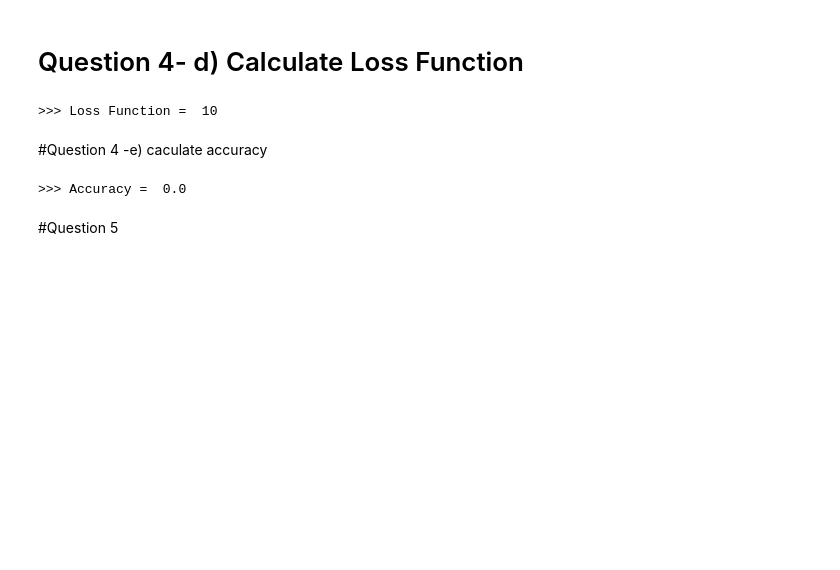
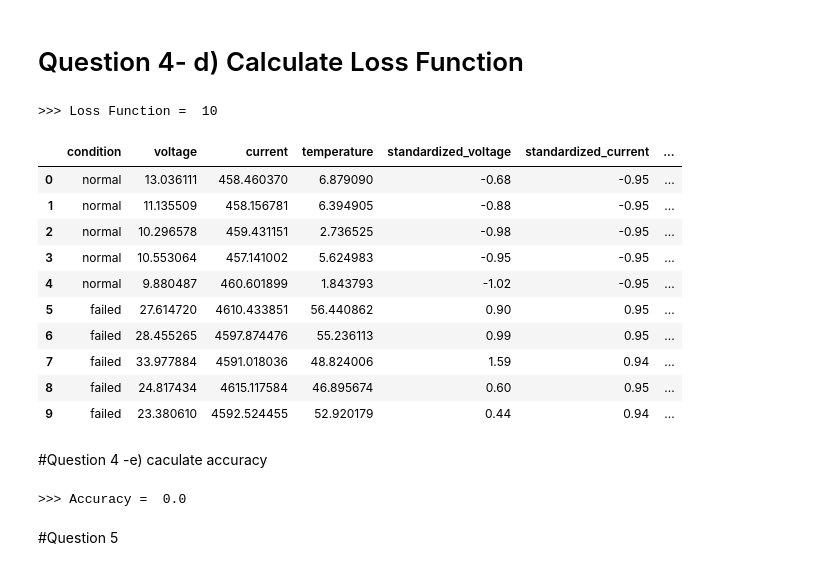
Before and after one commit to PKpacheco/la-2-project, a Jupyter notebook: Paola_Katherine_LAproject2.ipynb, the cells around one changed output. Drawn from its saved outputs; the diff is of its cells as text; code cells hidden in the pictures; blank space fills up the shorter version.

```diff
--- a/Paola_Katherine_LAproject2.ipynb
+++ b/Paola_Katherine_LAproject2.ipynb
@@ -266,6 +294,20 @@ print ('>>> Loss Function = ', L)
 # all values are incorrect
 # %% [output]
 >>> Loss Function =  10
+# %%
+csv_data
+# %% [output]
+|  | condition | voltage | current | temperature | standardized_voltage | standardized_current | ... |
+| 0 | normal | 13.036111 | 458.460370 | 6.879090 | -0.68 | -0.95 | ... |
+| 1 | normal | 11.135509 | 458.156781 | 6.394905 | -0.88 | -0.95 | ... |
+| 2 | normal | 10.296578 | 459.431151 | 2.736525 | -0.98 | -0.95 | ... |
+| 3 | normal | 10.553064 | 457.141002 | 5.624983 | -0.95 | -0.95 | ... |
+| 4 | normal | 9.880487 | 460.601899 | 1.843793 | -1.02 | -0.95 | ... |
+| 5 | failed | 27.614720 | 4610.433851 | 56.440862 | 0.90 | 0.95 | ... |
+| 6 | failed | 28.455265 | 4597.874476 | 55.236113 | 0.99 | 0.95 | ... |
+| 7 | failed | 33.977884 | 4591.018036 | 48.824006 | 1.59 | 0.94 | ... |
+| 8 | failed | 24.817434 | 4615.117584 | 46.895674 | 0.60 | 0.95 | ... |
+| 9 | failed | 23.380610 | 4592.524455 | 52.920179 | 0.44 | 0.94 | ... |
 # %% [markdown]
 #Question 4 -e) caculate accuracy
 # %%
```
Also changed, not shown: parts of 2 cells of this notebook.
